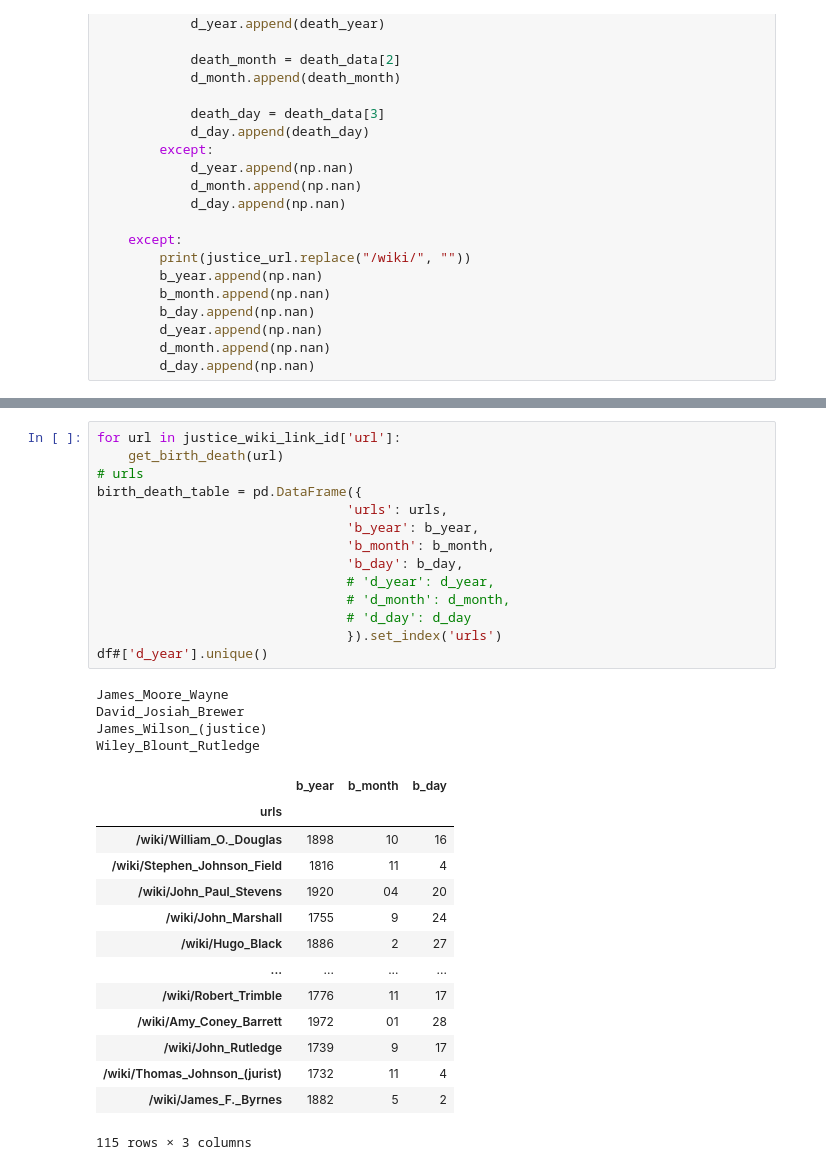
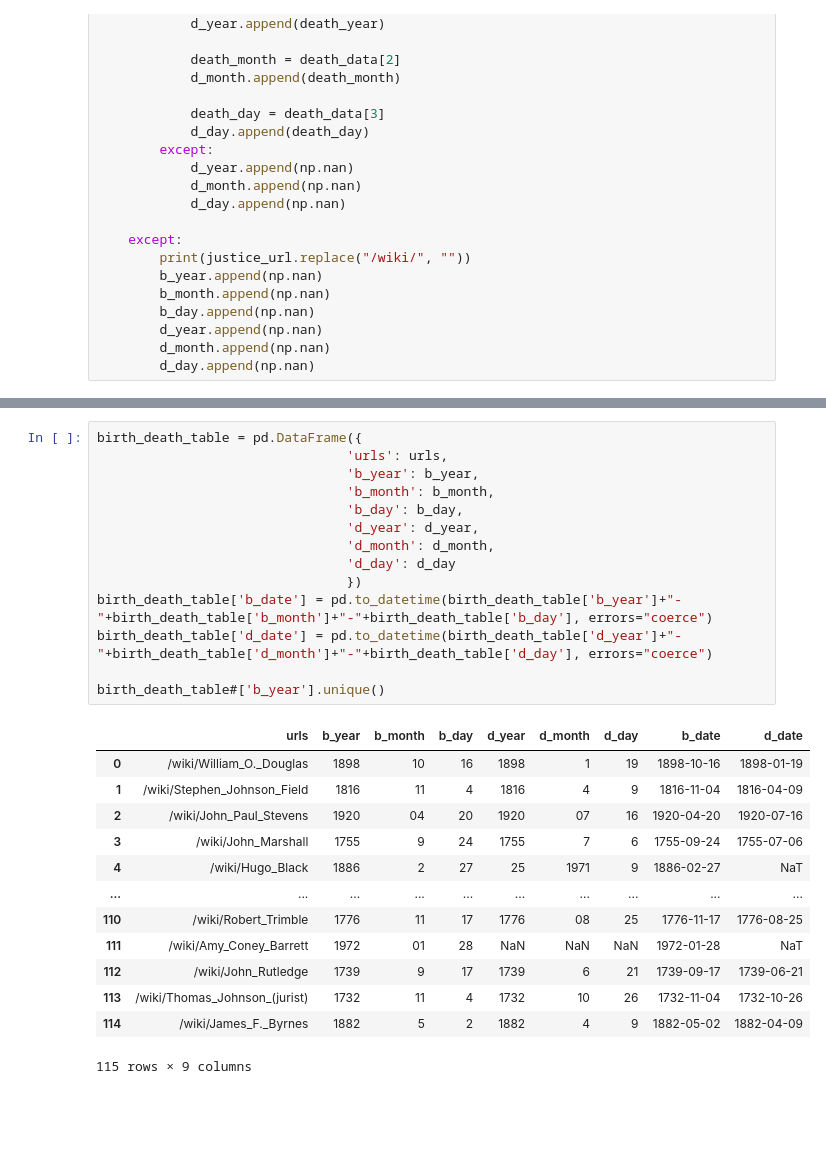
Before and after one commit to feldspar-terra/scratchpad, a Jupyter notebook: justices.ipynb, the cells around one changed output, grey strips where cells are left out. Saved outputs shown, nothing was run; the diff lists cells and outputs as text; blank space fills up the shorter version.

```diff
--- a/justices.ipynb
+++ b/justices.ipynb
@@ -113,33 +149,28 @@ def get_birth_death(justice_url):
 # %%
-for url in justice_wiki_link_id['url']:
-    get_birth_death(url)
-# urls
 birth_death_table = pd.DataFrame({
                                 'urls': urls,
                                 'b_year': b_year,
                                 'b_month': b_month,
                                 'b_day': b_day,
-                                # 'd_year': d_year,
-                                # 'd_month': d_month,
-                                # 'd_day': d_day
-                                }).set_index('urls')
-df#['d_year'].unique()
+                                'd_year': d_year,
+                                'd_month': d_month,
+                                'd_day': d_day
+                                })
+birth_death_table['b_date'] = pd.to_datetime(birth_death_table['b_year']+"-"+birth_death_table['b_month']+"-"+birth_death_table['b_day'], errors="coerce")
+birth_death_table['d_date'] = pd.to_datetime(birth_death_table['d_year']+"-"+birth_death_table['d_month']+"-"+birth_death_table['d_day'], errors="coerce")
+
+birth_death_table#['b_year'].unique()
 # %% [output]
+|  | urls | b_year | b_month | b_day | d_year | d_month | d_day | b_date | d_date |
+| 0 | /wiki/William_O._Douglas | 1898 | 10 | 16 | 1898 | 1 | 19 | 1898-10-16 | 1898-01-19 |
+| 1 | /wiki/Stephen_Johnson_Field | 1816 | 11 | 4 | 1816 | 4 | 9 | 1816-11-04 | 1816-04-09 |
+| 2 | /wiki/John_Paul_Stevens | 1920 | 04 | 20 | 1920 | 07 | 16 | 1920-04-20 | 1920-07-16 |
+| 3 | /wiki/John_Marshall | 1755 | 9 | 24 | 1755 | 7 | 6 | 1755-09-24 | 1755-07-06 |
+| 4 | /wiki/Hugo_Black | 1886 | 2 | 27 | 25 | 1971 | 9 | 1886-02-27 | NaT |
+| ... | ... | ... | ... | ... | ... | ... | ... | ... | ... |
+| 110 | /wiki/Robert_Trimble | 1776 | 11 | 17 | 1776 | 08 | 25 | 1776-11-17 | 1776-08-25 |
+| 111 | /wiki/Amy_Coney_Barrett | 1972 | 01 | 28 | NaN | NaN | NaN | 1972-01-28 | NaT |
+| 112 | /wiki/John_Rutledge | 1739 | 9 | 17 | 1739 | 6 | 21 | 1739-09-17 | 1739-06-21 |
+| 113 | /wiki/Thomas_Johnson_(jurist) | 1732 | 11 | 4 | 1732 | 10 | 26 | 1732-11-04 | 1732-10-26 |
+| 114 | /wiki/James_F._Byrnes | 1882 | 5 | 2 | 1882 | 4 | 9 | 1882-05-02 | 1882-04-09 |
-James_Moore_Wayne
-David_Josiah_Brewer
-James_Wilson_(justice)
-Wiley_Blount_Rutledge
+115 rows × 9 columns
-|  | b_year | b_month | b_day |
-| urls |  |  |  |
-| /wiki/William_O._Douglas | 1898 | 10 | 16 |
-| /wiki/Stephen_Johnson_Field | 1816 | 11 | 4 |
-| /wiki/John_Paul_Stevens | 1920 | 04 | 20 |
-| /wiki/John_Marshall | 1755 | 9 | 24 |
-| /wiki/Hugo_Black | 1886 | 2 | 27 |
-| ... | ... | ... | ... |
-| /wiki/Robert_Trimble | 1776 | 11 | 17 |
-| /wiki/Amy_Coney_Barrett | 1972 | 01 | 28 |
-| /wiki/John_Rutledge | 1739 | 9 | 17 |
-| /wiki/Thomas_Johnson_(jurist) | 1732 | 11 | 4 |
-| /wiki/James_F._Byrnes | 1882 | 5 | 2 |
-115 rows × 3 columns
```
Also changed, not shown: parts of 12 cells of this notebook.
